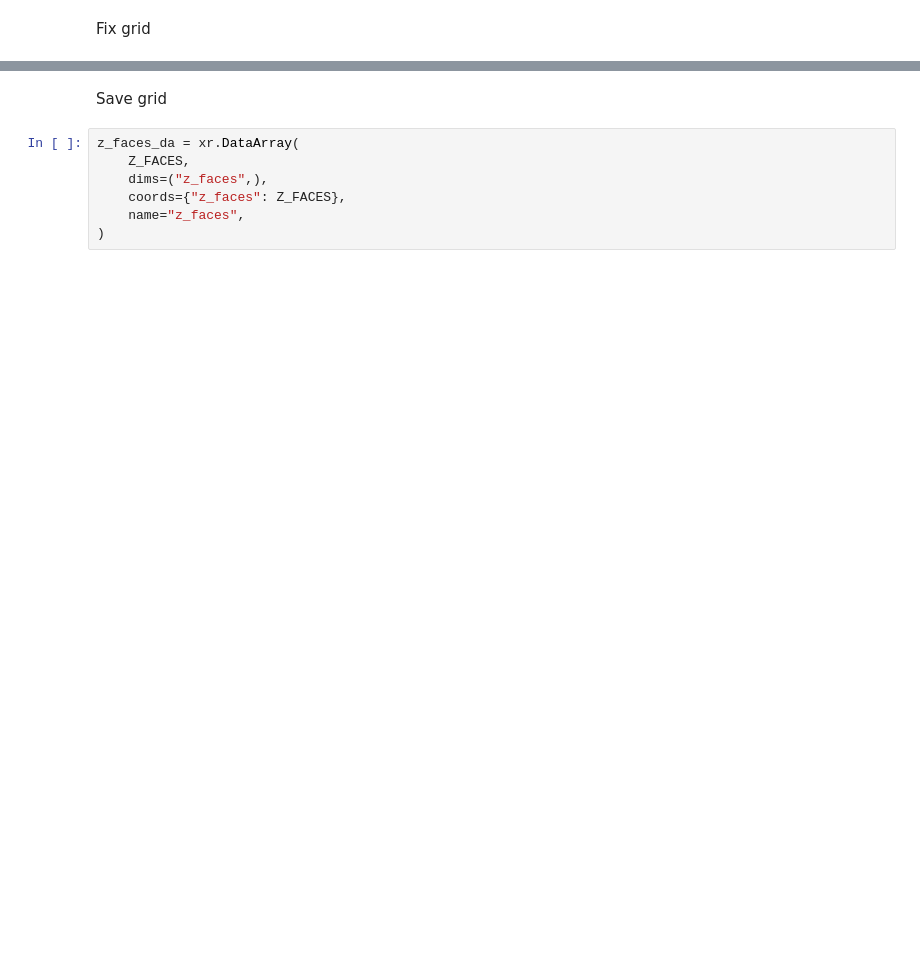
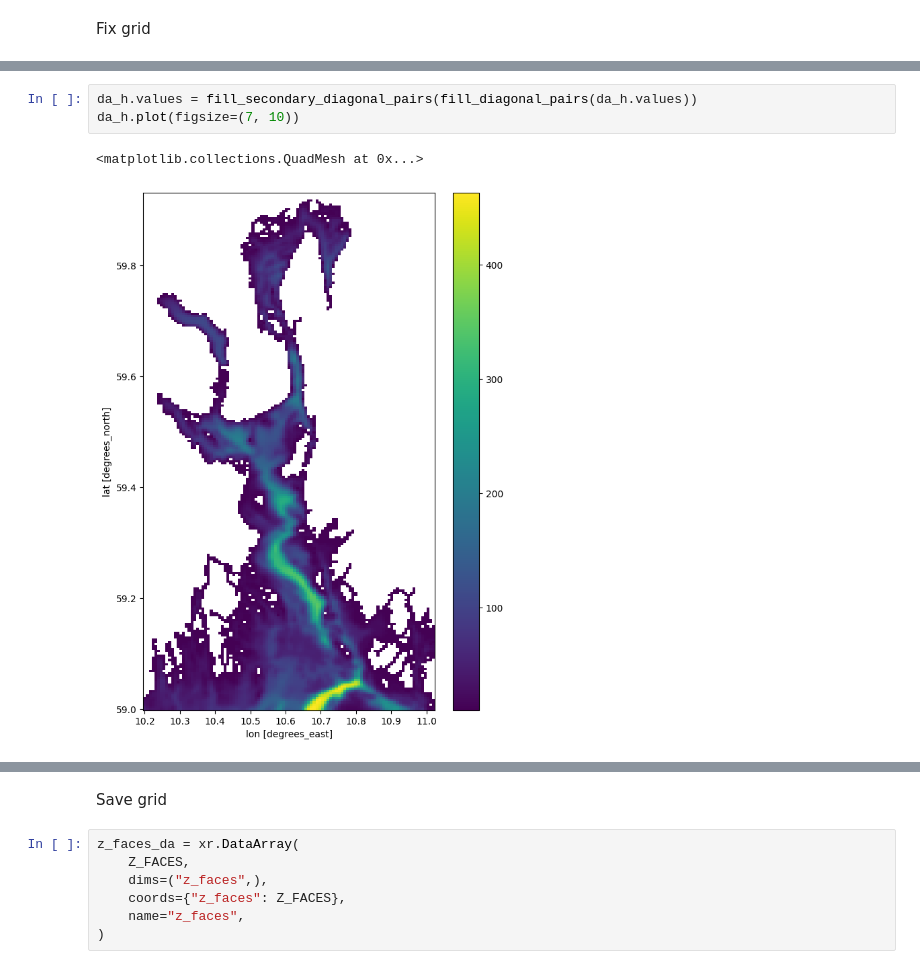
Before and after one commit to NIVANorge/oslofjord-sim, a Jupyter notebook: preprocess/bathymetry.ipynb, the cells around one changed output, grey strips where cells are left out. Saved outputs shown, nothing was run; the diff lists cells and outputs as text; blank space fills up the shorter version.

```diff
--- a/preprocess/bathymetry.ipynb
+++ b/preprocess/bathymetry.ipynb
@@ -68 +87,7 @@ from oslofjord.regrid import fill_surrounded_nans, replace_surrounded_values
+# %%
+da_h.values = fill_secondary_diagonal_pairs(fill_diagonal_pairs(da_h.values))
+da_h.plot(figsize=(7, 10))
+# %% [output]
+<matplotlib.collections.QuadMesh at 0x...>
+[figure, added]
 # %%
```
Also changed, not shown: parts of 10 cells of this notebook, 2 other files.
